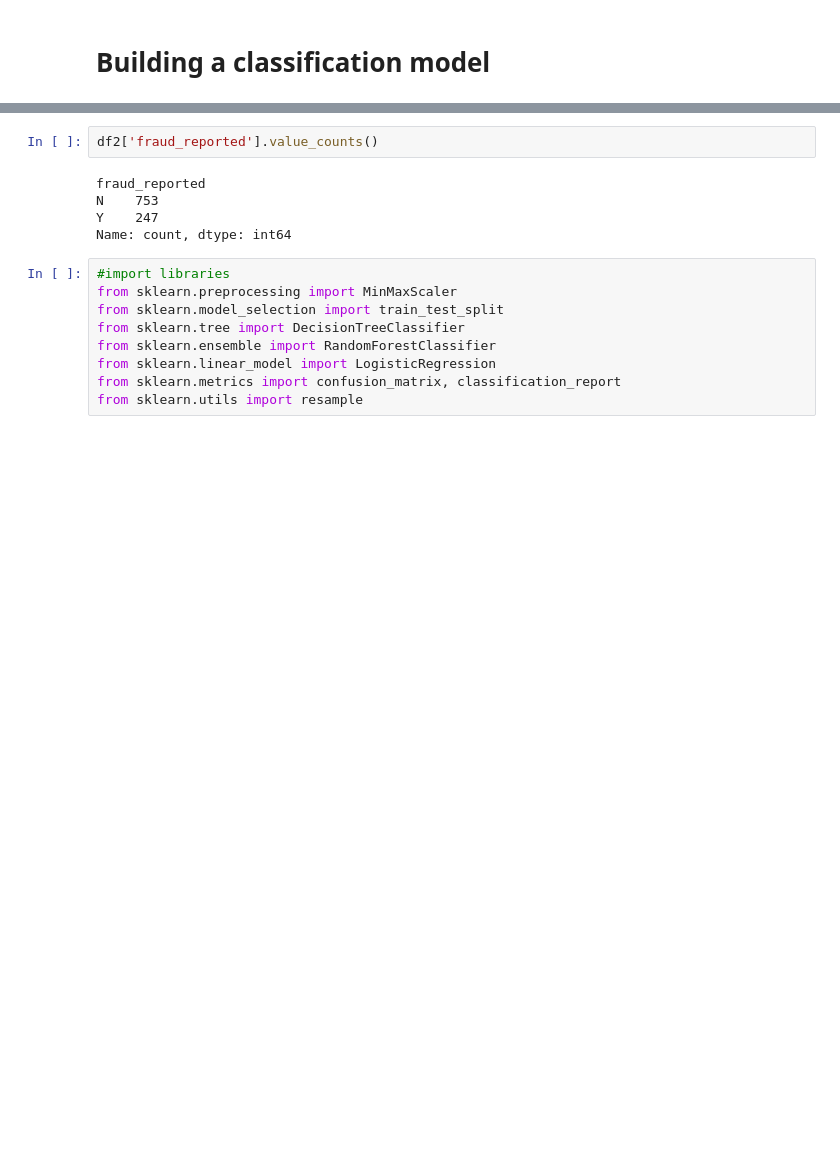
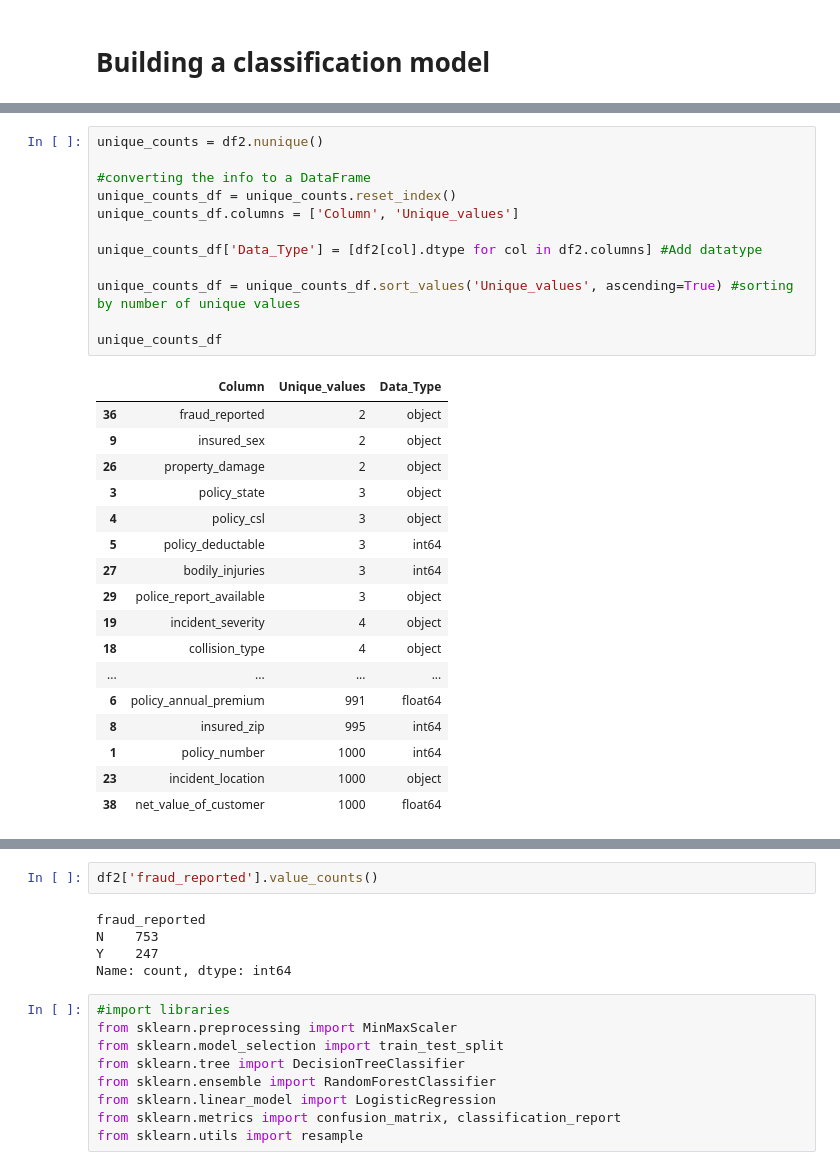
Before and after one commit to mondesimbosini/Integrated-Project, a Jupyter notebook: insurance_fraud_classification.ipynb, the cells around one changed output, grey strips where cells are left out. Cells and saved outputs as stored; diff of their text form; blank space fills up the shorter version.

```diff
--- a/insurance_fraud_classification.ipynb
+++ b/insurance_fraud_classification.ipynb
@@ -191,0 +161,30 @@ df2.head()
+# %%
+unique_counts = df2.nunique()
+
+#converting the info to a DataFrame
+unique_counts_df = unique_counts.reset_index()
+unique_counts_df.columns = ['Column', 'Unique_values']
+
+unique_counts_df['Data_Type'] = [df2[col].dtype for col in df2.columns] #Add datatype
+
+unique_counts_df = unique_counts_df.sort_values('Unique_values', ascending=True) #sorting by number of unique values
+
+unique_counts_df
+# %% [output]
+|  | Column | Unique_values | Data_Type |
+| 36 | fraud_reported | 2 | object |
+| 9 | insured_sex | 2 | object |
+| 26 | property_damage | 2 | object |
+| 3 | policy_state | 3 | object |
+| 4 | policy_csl | 3 | object |
+| 5 | policy_deductable | 3 | int64 |
+| 27 | bodily_injuries | 3 | int64 |
+| 29 | police_report_available | 3 | object |
+| 19 | incident_severity | 4 | object |
+| 18 | collision_type | 4 | object |
+| ... | ... | ... | ... |
+| 6 | policy_annual_premium | 991 | float64 |
+| 8 | insured_zip | 995 | int64 |
+| 1 | policy_number | 1000 | int64 |
+| 23 | incident_location | 1000 | object |
+| 38 | net_value_of_customer | 1000 | float64 |
```
Also changed, not shown: parts of 40 cells of this notebook.
